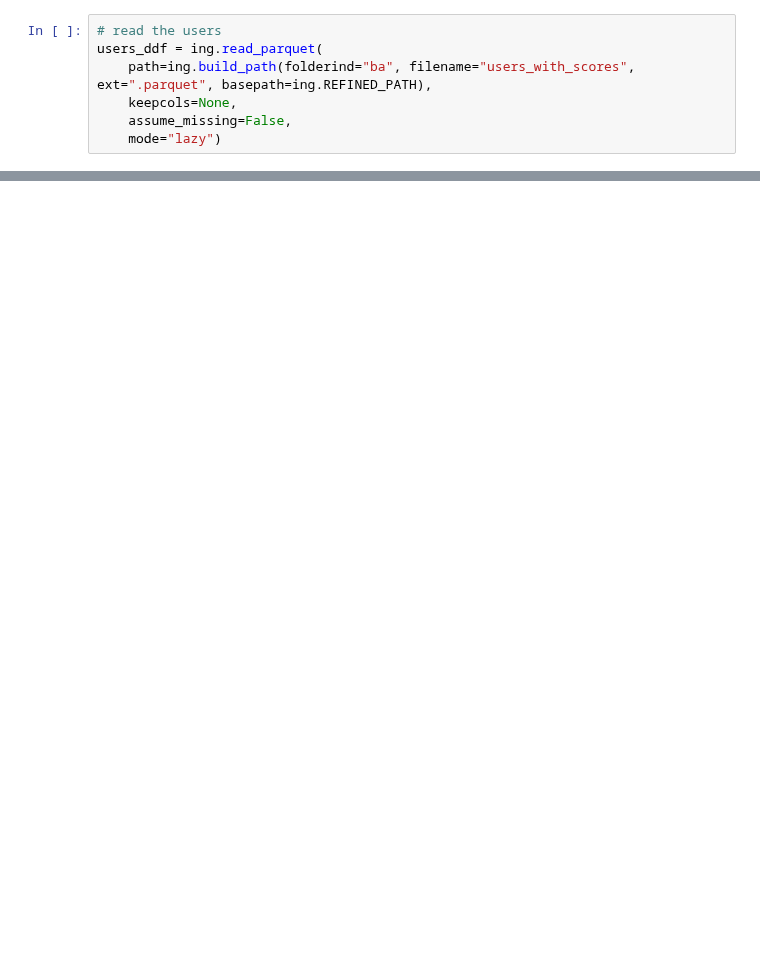
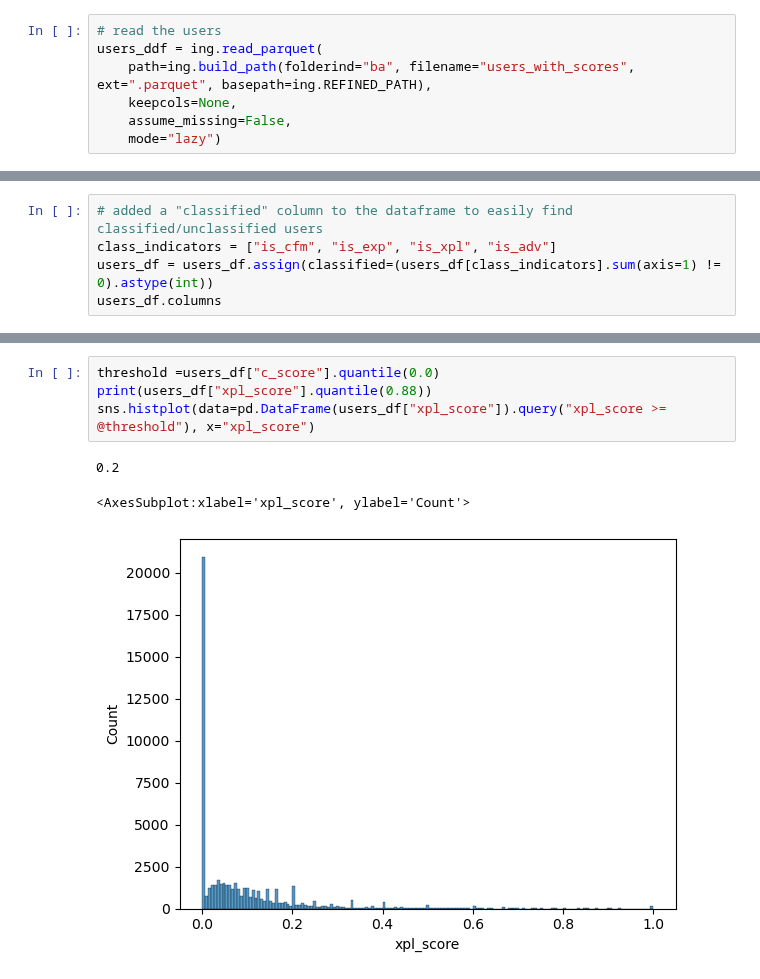
Before and after one commit to epfl-ada/ada-2022-project-analyteam, a Jupyter notebook: time_analysis.ipynb, the cells around one changed output, grey strips where cells are left out. Saved outputs shown, nothing was run; the diff lists cells and outputs as text; blank space fills up the shorter version.

Commit message:
updated thresholds and scores

```diff
--- a/time_analysis.ipynb
+++ b/time_analysis.ipynb
@@ -36,0 +35,5 @@ len(users_df.query("+".join(class_indicators) + " != 0"))
+# %%
+# added a "classified" column to the dataframe to easily find classified/unclassified users
+class_indicators = ["is_cfm", "is_exp", "is_xpl", "is_adv"]
+users_df = users_df.assign(classified=(users_df[class_indicators].sum(axis=1) != 0).astype(int))
+users_df.columns
@@ -55,0 +94,8 @@ by_joined_y = users_df.groupby(by=users_df.joined.dt.year, as_index=False)
+# %%
+threshold =users_df["c_score"].quantile(0.0)
+print(users_df["xpl_score"].quantile(0.88))
+sns.histplot(data=pd.DataFrame(users_df["xpl_score"]).query("xpl_score >= @threshold"), x="xpl_score")
+# %% [output]
+0.2
+<AxesSubplot:xlabel='xpl_score', ylabel='Count'>
+[figure, added]
```
Also changed, not shown: parts of 23 cells of this notebook, 2 other files.
